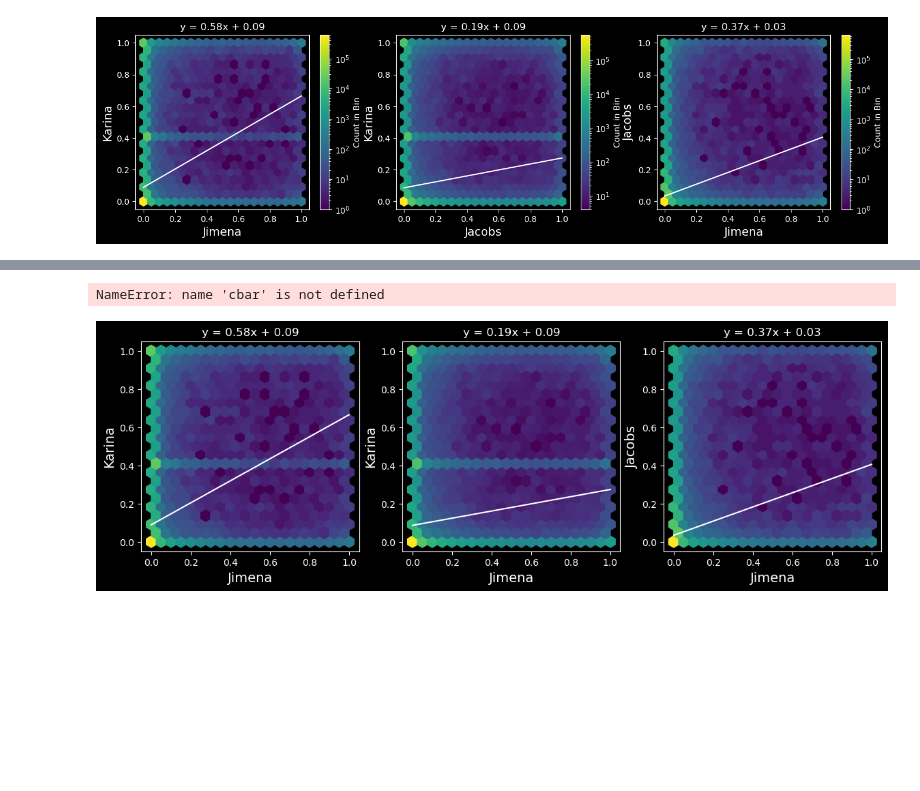
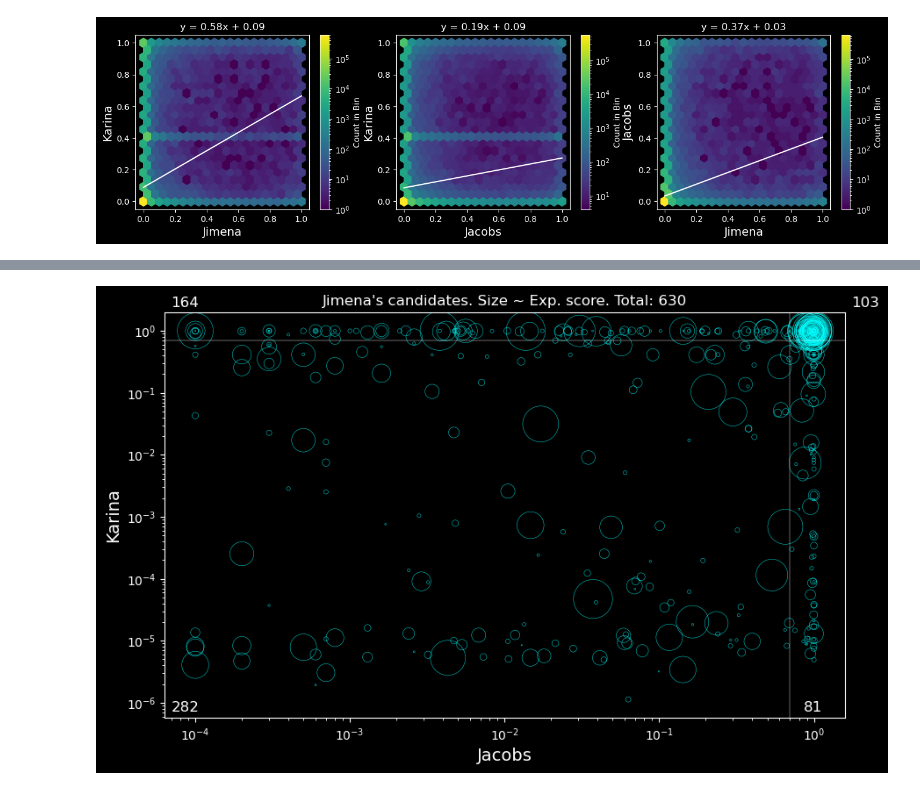
Before and after one commit to JimenaGonzalez/Citizen_science_project, a Jupyter notebook: Intersection/Basic_analysis.ipynb, the cells around one changed output, grey strips where cells are left out. Cells and saved outputs as stored; diff of their text form; code cells hidden in the pictures; blank space fills up the shorter version.

```diff
--- a/Intersection/Basic_analysis.ipynb
+++ b/Intersection/Basic_analysis.ipynb
@@ -277,35 +175,0 @@ plt.show()
-# %%
-#plt.figure(figsize=(16, 5))
-
-# Define width ratios for the subplots
-width_ratios = [1, 1, 1]
-
-# Initialize linear regressor outside the loop
-linear_regressor = LinearRegression()
-
-# Create subplots with specified width ratios
-fig, axs = plt.subplots(1, 3, figsize=(14, 4), gridspec_kw={'width_ratios': width_ratios})
-
-for ax, (x_data, y_data) in zip(axs, [(data['SINGLE'], data['K_SCORE']), (data['score_sims'], data['K_SCORE']), (data['SINGLE'], data['score_sims'])]):
-    ax.set_ylabel('Karina' if ax != axs[2] else 'Jacobs', fontsize=14)
-    ax.set_xlabel('Jimena' if ax != axs[2] else 'Jimena', fontsize=14)
-
-    ax.hexbin(x_data, y_data, gridsize=20, cmap='viridis', norm=mcolors.LogNorm())
-
-    linear_regressor.fit(x_data.values.reshape(-1, 1), y_data.values.reshape(-1, 1))
-    x = np.linspace(0, 1, 100)
-    y = linear_regressor.predict(x.reshape(-1, 1))
-
-    ax.plot(x, y, color='w')
-    equation = 'y = {:.2f}x + {:.2f}'.format(linear_regressor.coef_[0][0], linear_regressor.intercept_[0])
-    ax.set_title(equation)
-
-# Create a single colorbar for all subplots
-#cbar = fig.colorbar(axs[0].collections[0], ax=axs, label='Count in Bin')
-cbar.ax.tick_params(labelsize=12)
-
-#plt.tight_layout()
-plt.show()
-# %% [output]
-NameError: name 'cbar' is not defined
-[figure, removed]
@@ -334,0 +176,39 @@ plt.show()
+# %%
+# In Jimena's candidates
+cand_jimena = pd.read_csv('data/in_jimena.csv')
+# Adding my expert scores to the data
+cand_jimena = pd.merge(data, cand_jimena[['Aver_norm_wo_8', 'COADD_OBJECT_ID']],how ='inner', on='COADD_OBJECT_ID')
+#size = cand_jimena['Aver_norm_wo_8']*200 + [0.5]*len(cand_jimena)
+size = (cand_jimena['Aver_norm_wo_8'] + [1]*len(cand_jimena))**5
+
+plt.figure(figsize=(10,6))
+plt.title('Jimena\'s candidates. Size ~ Exp. score. Total: ' + str(len(cand_jimena)))
+plt.ylabel('Karina', fontsize=14)
+plt.xlabel('Jacobs', fontsize=14)
+plt.scatter(cand_jimena['score_sims'], cand_jimena['K_SCORE'], alpha=1, s=size.values,
+            edgecolors='#00FFFF', facecolors='none', linewidth=0.3)
+plt.yscale("log")
+plt.xscale("log")
+
+plt.axhline(y=0.7, color='w', linestyle='-', linewidth=0.3)
+plt.axvline(x=0.7, color='w', linestyle='-', linewidth=0.3)
+
+# Calculate number of points in each region
+region_1 = ((cand_jimena['score_sims'] >= 0.7) & (cand_jimena['K_SCORE'] >= 0.7)).sum()
+region_2 = ((cand_jimena['score_sims'] < 0.7) & (cand_jimena['K_SCORE'] >= 0.7)).sum()
+region_3 = ((cand_jimena['score_sims'] < 0.7) & (cand_jimena['K_SCORE'] < 0.7)).sum()
+region_4 = ((cand_jimena['score_sims'] >= 0.7) & (cand_jimena['K_SCORE'] < 0.7)).sum()
+
+# Add text to each region
+plt.text(1.01, 1+0.04, f'{region_1}', transform=plt.gca().transAxes, fontsize=12,
+         verticalalignment='top', horizontalalignment='left', color='white')
+plt.text(0.01, 1+0.04, f'{region_2}', transform=plt.gca().transAxes, fontsize=12,
+         verticalalignment='top', horizontalalignment='left', color='white')
+plt.text(0.01, 0.01, f'{region_3}', transform=plt.gca().transAxes, fontsize=12,
+         verticalalignment='bottom', horizontalalignment='left', color='white')
+plt.text(0.94, 0.01, f'{region_4}', transform=plt.gca().transAxes, fontsize=12,
+         verticalalignment='bottom', horizontalalignment='left', color='white')
+
+plt.show()
+# %% [output]
+[figure, added]
```
Also changed, not shown: parts of 18 cells of this notebook.
